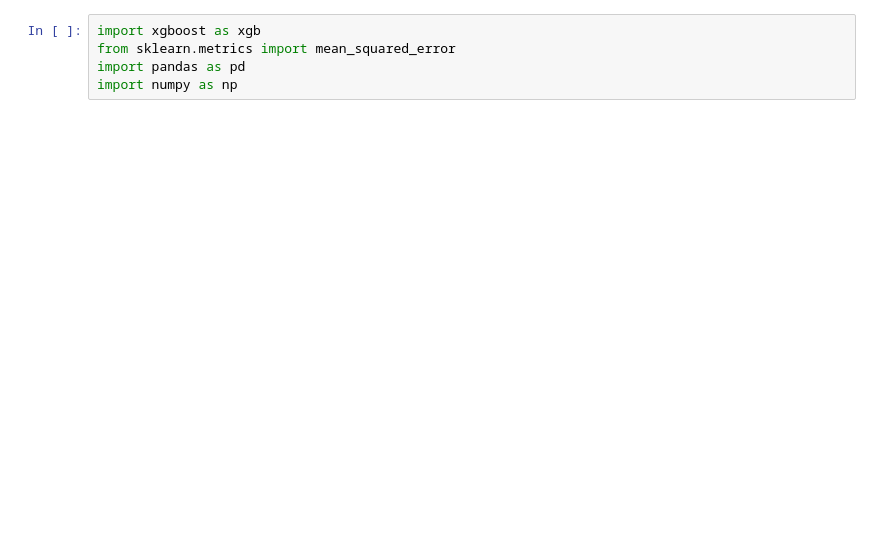
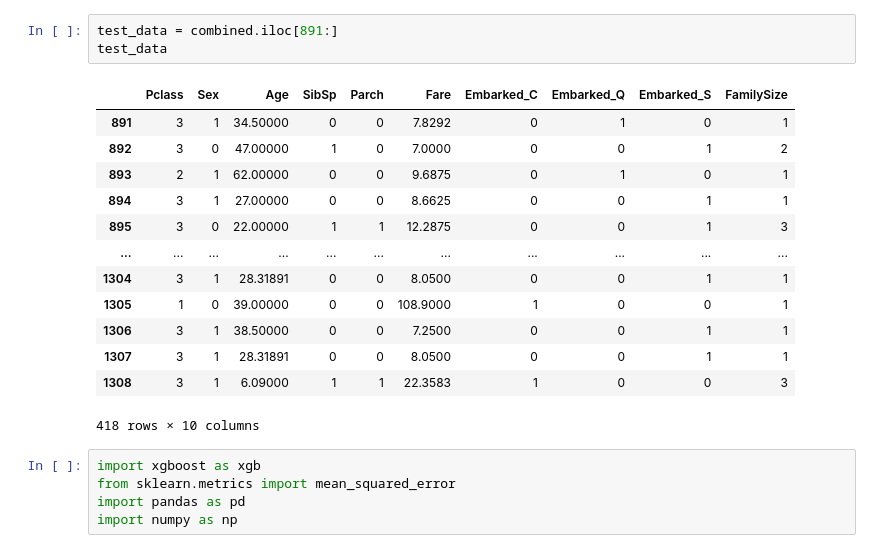
Before and after one commit to jinzhih/XGBoost, a Jupyter notebook: XGBoost.ipynb, the cells around one changed output. Cells and saved outputs as stored; diff of their text form; blank space fills up the shorter version.

```diff
--- a/XGBoost.ipynb
+++ b/XGBoost.ipynb
@@ -85,3 +260,20 @@ data.describe()
+# %%
+test_data = combined.iloc[891:]
+test_data
+# %% [output]
+|  | Pclass | Sex | Age | SibSp | Parch | Fare | Embarked_C | Embarked_Q | Embarked_S | FamilySize |
+| 891 | 3 | 1 | 34.50000 | 0 | 0 | 7.8292 | 0 | 1 | 0 | 1 |
+| 892 | 3 | 0 | 47.00000 | 1 | 0 | 7.0000 | 0 | 0 | 1 | 2 |
+| 893 | 2 | 1 | 62.00000 | 0 | 0 | 9.6875 | 0 | 1 | 0 | 1 |
+| 894 | 3 | 1 | 27.00000 | 0 | 0 | 8.6625 | 0 | 0 | 1 | 1 |
+| 895 | 3 | 0 | 22.00000 | 1 | 1 | 12.2875 | 0 | 0 | 1 | 3 |
+| ... | ... | ... | ... | ... | ... | ... | ... | ... | ... | ... |
+| 1304 | 3 | 1 | 28.31891 | 0 | 0 | 8.0500 | 0 | 0 | 1 | 1 |
+| 1305 | 1 | 0 | 39.00000 | 0 | 0 | 108.9000 | 1 | 0 | 0 | 1 |
+| 1306 | 3 | 1 | 38.50000 | 0 | 0 | 7.2500 | 0 | 0 | 1 | 1 |
+| 1307 | 3 | 1 | 28.31891 | 0 | 0 | 8.0500 | 0 | 0 | 1 | 1 |
+| 1308 | 3 | 1 | 6.09000 | 1 | 1 | 22.3583 | 1 | 0 | 0 | 3 |
+418 rows × 10 columns
 # %%
 import xgboost as xgb
 from sklearn.metrics import mean_squared_error
```
Also changed, not shown: parts of 76 cells of this notebook.
